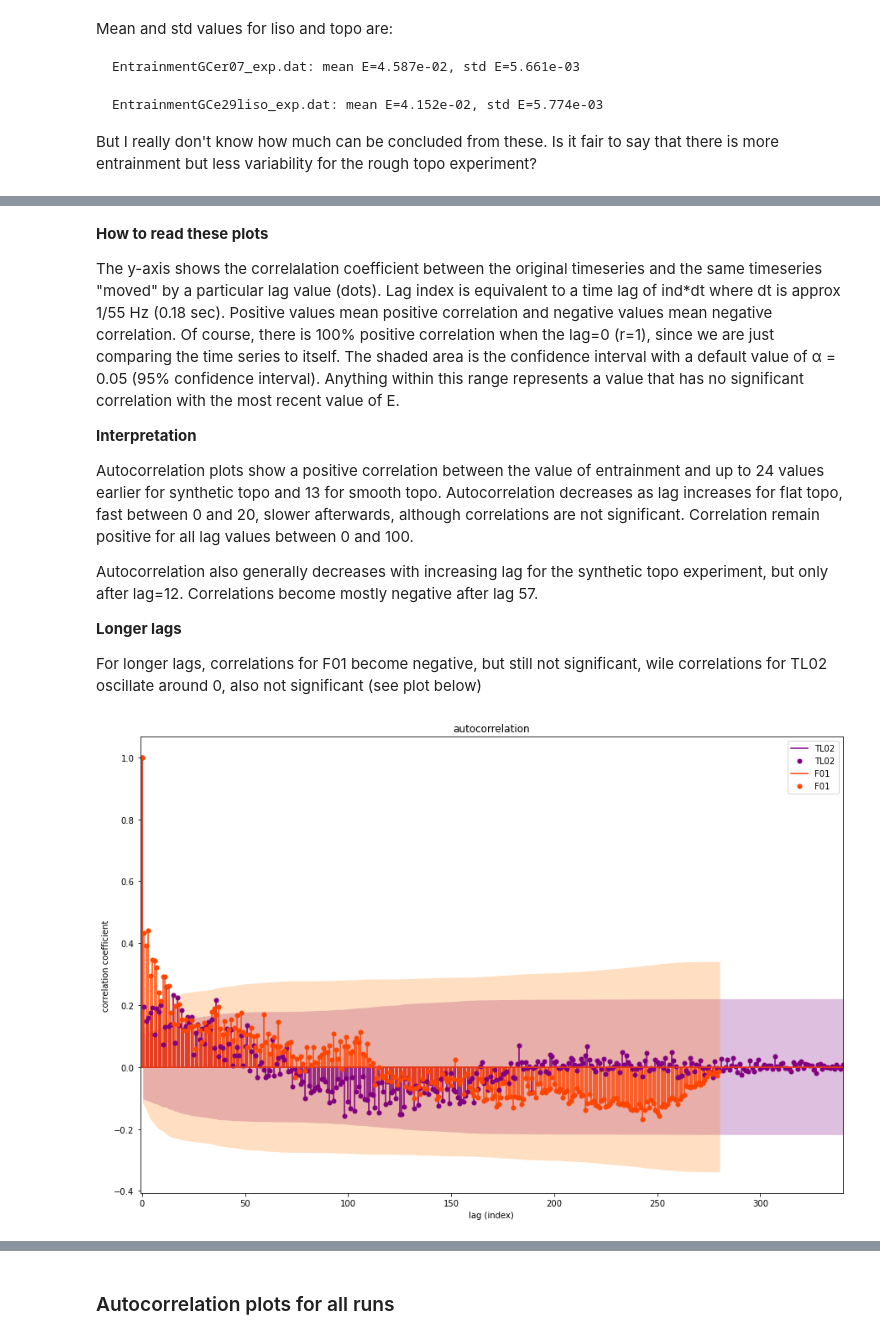
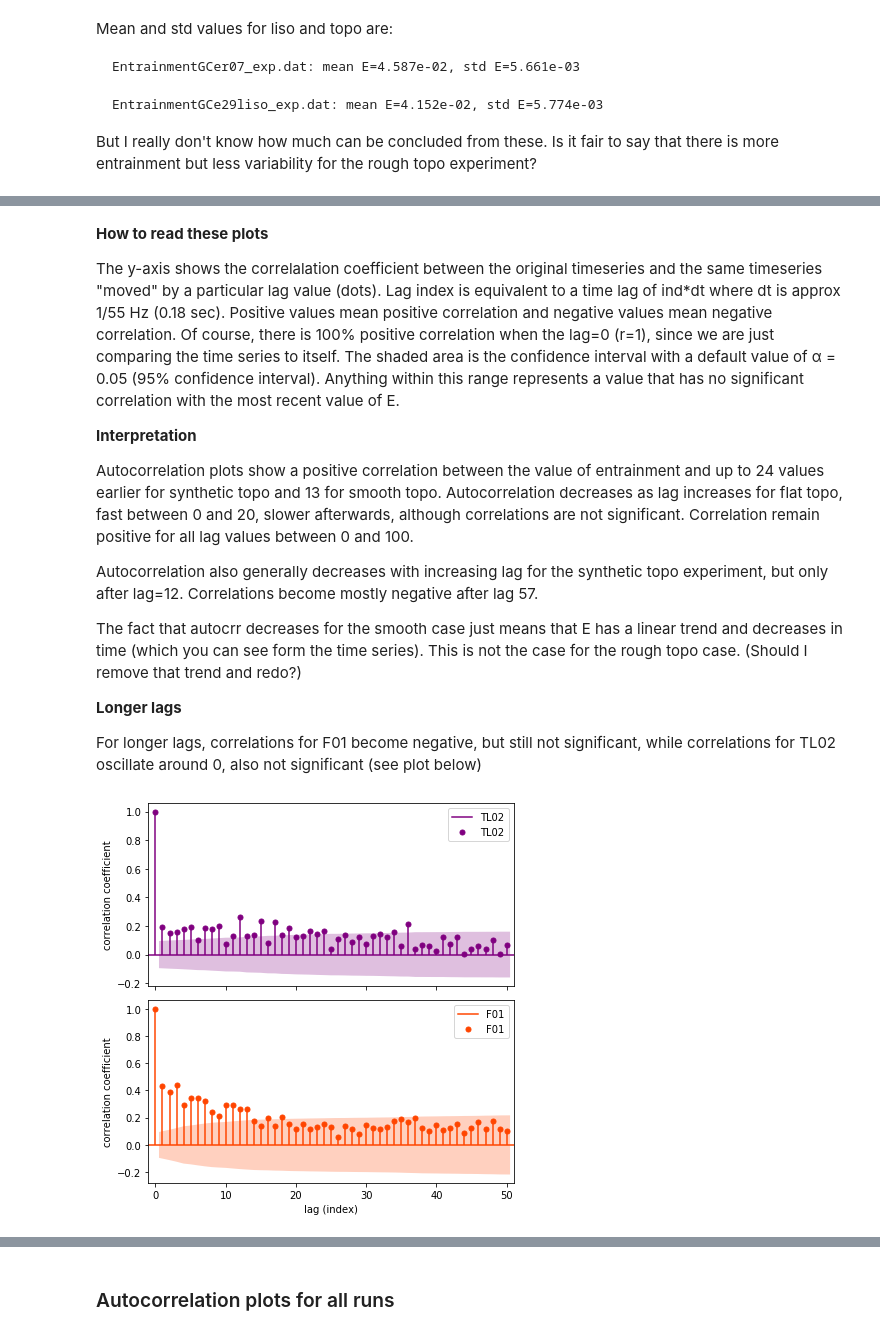
Before and after one commit to anakarinarm/GravityCurrent, a Jupyter notebook: paper_correcciones/pressure_timeseries_analysis.ipynb, the cells around one changed output, grey strips where cells are left out. Cells and saved outputs as stored; diff of their text form; code cells hidden in the pictures.

Commit message:
changed plot of autocorr E

```diff
--- a/paper_correcciones/pressure_timeseries_analysis.ipynb
+++ b/paper_correcciones/pressure_timeseries_analysis.ipynb
@@ -219,25 +219,34 @@ Autocorrelation plots show a positive correlation between the value of entrainme
 
 Autocorrelation also generally decreases with increasing lag for the synthetic topo experiment, but only after lag=12. Correlations become mostly negative after lag 57.
 
+The fact that autocrr decreases for the smooth case just means that E has a linear trend and decreases in time (which you can see form the time series). This is not the case for the rough topo case. (Should I remove that trend and redo?)
+
 **Longer lags**
 
-For longer lags, correlations for F01 become negative, but still not significant, wile correlations for TL02 oscillate around 0, also not significant (see plot below)
+For longer lags, correlations for F01 become negative, but still not significant, while correlations for TL02 oscillate around 0, also not significant (see plot below)
 # %%
-fig, (ax) = plt.subplots(1,1,figsize=(15,10))
+fig, (ax,ax1) = plt.subplots(2,1,figsize=(6,6), sharex=True)
 
-plot_acf(df_topo.E,ax=ax, lags=340, missing='drop',  label='TL02',color='purple',
+plot_acf(df_topo.E,ax=ax,lags=50, missing='drop',  label='TL02',color='purple', title='',
          vlines_kwargs={'colors':'purple'} )
 for item in ax.collections:
     if type(item)==PolyCollection:
         item.set_facecolor('purple')
 
-plot_acf(df_liso.E,ax=ax, lags=280, missing='drop', color='orangered',
-         vlines_kwargs={'colors':'orangered'},title='autocorrelation',
+plot_acf(df_liso.E,ax=ax1,lags=50, missing='drop', color='orangered',
+         vlines_kwargs={'colors':'orangered'},title='',
          label='F01')
+for item in ax1.collections:
+    if type(item)==PolyCollection:
+        item.set_facecolor('orangered')
 ax.set_ylabel('correlation coefficient')
-ax.set_xlabel('lag (index)')
-ax.set_xlim(-1,340)
+
+ax1.set_xlabel('lag (index)')
+ax1.set_ylabel('correlation coefficient')
+ax.set_xlim(-1,51)
 ax.legend()
+ax1.legend()
+plt.tight_layout()
 plt.show()
 # %% [output]
-[figure, old version]
+[figure, new version]
```
Also changed, not shown: parts of 12 cells of this notebook.
